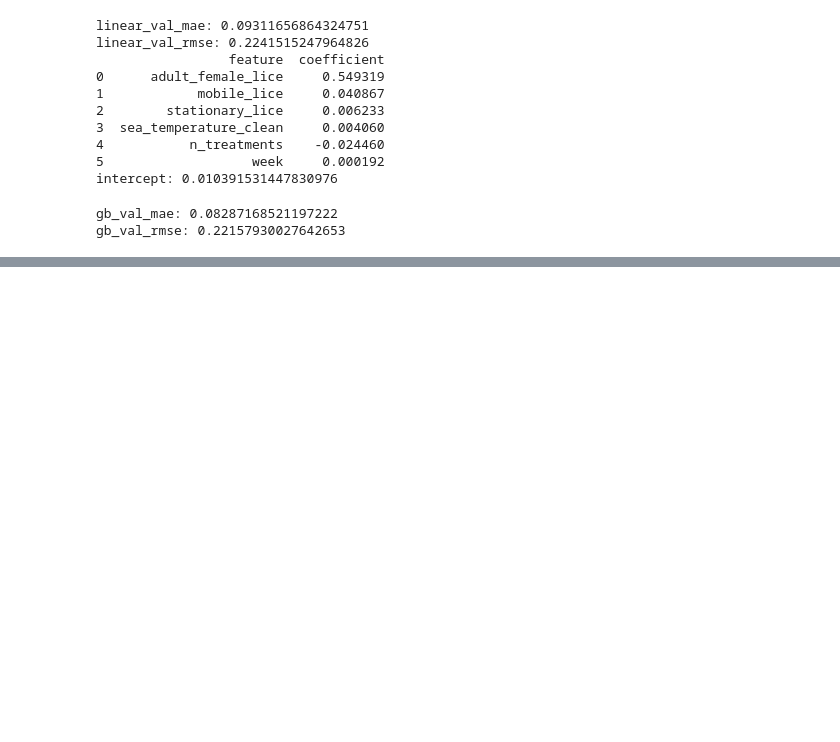
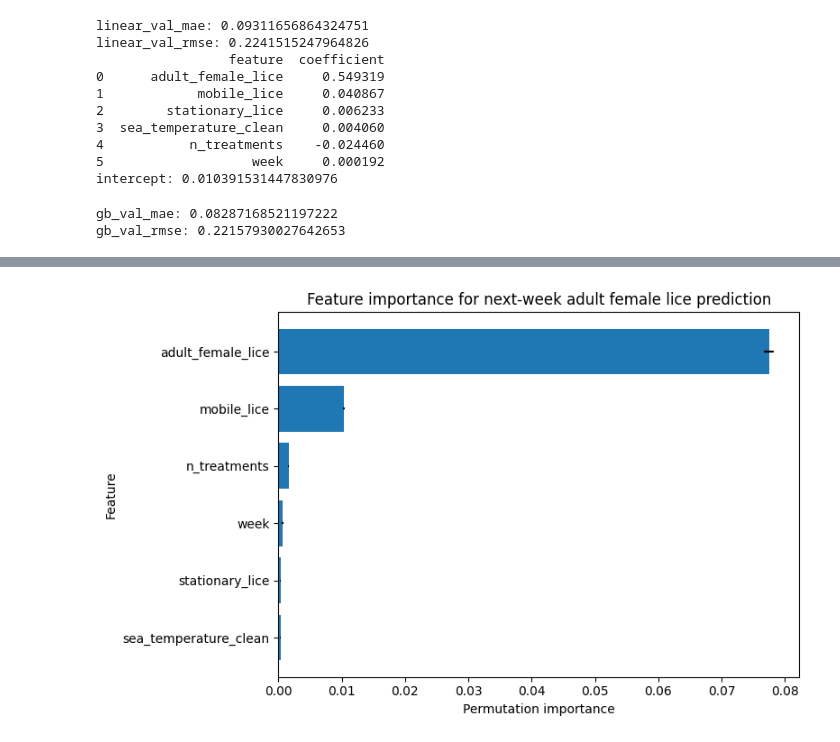
Before and after one commit to JXXCgit/personlig-datavitenskapsportef-lje, a Jupyter notebook: ML-Salmon lice/notebook/Salmon lice_ML.ipynb, the cells around one changed output, grey strips where cells are left out. Cells and saved outputs as stored; diff of their text form; code cells hidden in the pictures; blank space fills up the shorter version.

```diff
--- a/ML-Salmon lice/notebook/Salmon lice_ML.ipynb
+++ b/ML-Salmon lice/notebook/Salmon lice_ML.ipynb
@@ -366,0 +654,20 @@ treated[0]
+# %%
+# feature importance
+from sklearn.inspection import permutation_importance
+perm_importance = permutation_importance(
+    gb_test_model,
+    X_test,
+    y_test,
+    scoring="neg_mean_absolute_error",
+    n_repeats=5,
+    random_state=42,
+    n_jobs=-1)
+
+importance_df = pd.DataFrame({
+    "feature": X_test.columns,
+    "importance": perm_importance.importances_mean,
+    "std": perm_importance.importances_std
+}).sort_values(
+    "importance",
+    ascending=False)
+importance_df
@@ -366,0 +719,17 @@ treated[0]
+# %%
+# fig 3. feature importance plot
+importance_plot=importance_df.sort_values(
+    'importance',
+    ascending=True)
+plt.figure(figsize=(8,5))
+plt.barh(
+    importance_plot['feature'],
+    importance_plot['importance'],
+    xerr=importance_plot['std'])
+plt.xlabel('Permutation importance (increase in MAE)')
+plt.ylabel('Feature')
+plt.title('Feature importance for next-week adult female lice prediction')
+plt.tight_layout()
+plt.show()
+# %% [output]
+[figure, added]
```
Also changed, not shown: parts of 27 cells of this notebook.
